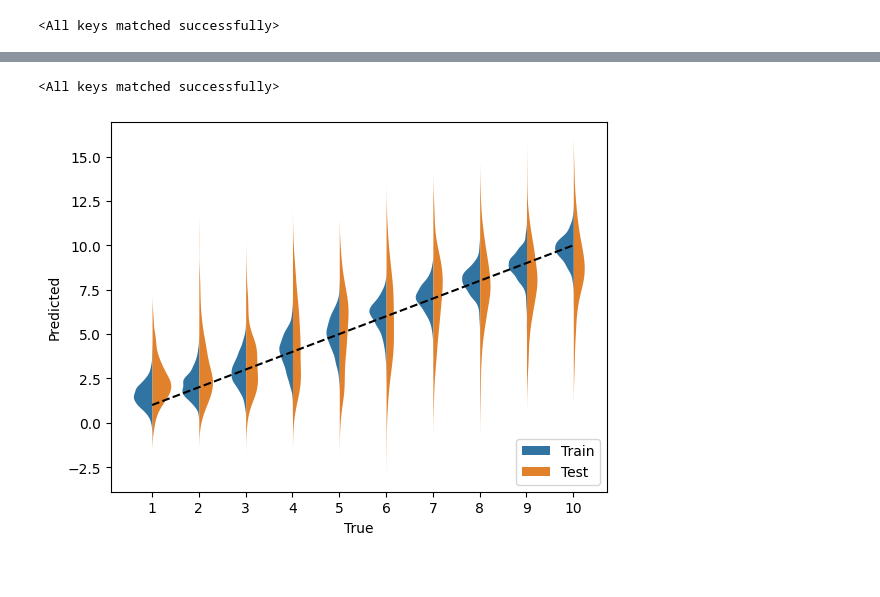
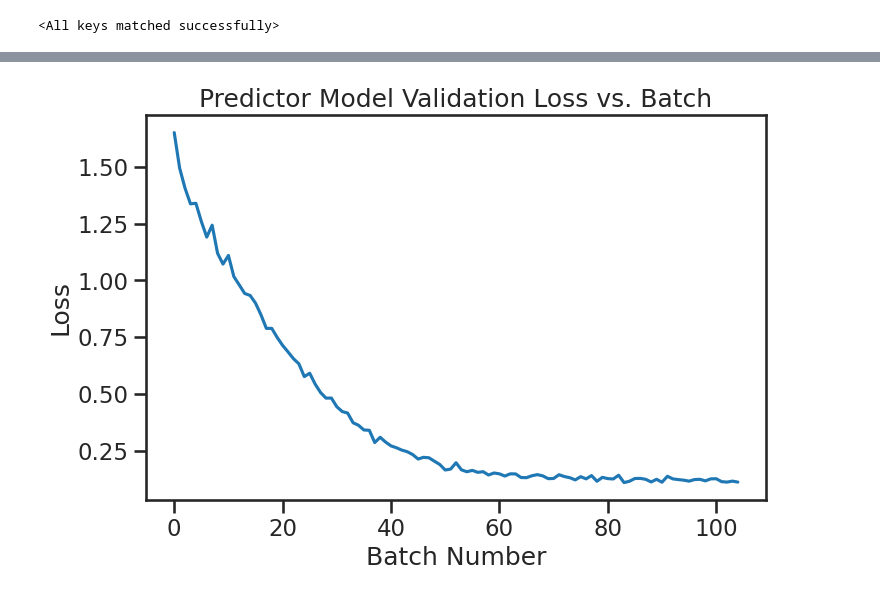
Before and after one commit to JackToppen/ABM-VAE-project, a Jupyter notebook: model.ipynb, the cells around one changed output, grey strips where cells are left out. Saved outputs shown, nothing was run; the diff lists cells and outputs as text; code cells hidden in the pictures.

Commit message:
updated predictor model

```diff
--- a/model.ipynb
+++ b/model.ipynb
@@ -155,9 +160,9 @@ class VAE(nn.Module):
 # %%
-def loss_fn(generated, original, mu, logvar):
+def loss_fn(generated, original, mu, logvar, beta):
     BCE = F.mse_loss(generated, original, reduction='sum')
-    KLD = -0.5 * torch.mean(1 + logvar - mu.pow(2) - logvar.exp())
+    KLD = -0.5 * torch.sum(1 + logvar - mu.pow(2) - logvar.exp())
 
-    return BCE + KLD
+    return BCE + beta * KLD
 # %%
 vae = VAE().to(device)
 optimizer = torch.optim.Adam(vae.parameters(), lr=1e-3)
@@ -186,6 +192,6 @@ Epoch[1/1] Loss: 838.205
 # %%
 vae = VAE().to(device)
-vae.load_state_dict(torch.load("vae_16.pt"))
+vae.load_state_dict(torch.load("vae.pt", map_location=device))
 # %% [output]
 <All keys matched successfully>
 # %%
@@ -268,3 +441,3 @@ class Predictor(nn.Module):
 # %%
 model = Predictor().to(device)
-optimizer = torch.optim.Adam(model.parameters(), lr=1e-3)
+optimizer = torch.optim.Adam(model.parameters(), lr=1e-4)
@@ -282,22 +446,30 @@ test_loader = torch.utils.data.DataLoader(test_dataset, batch_size=batch, shuffl
 vae.eval()
 vae.requires_grad = False
 
+# track loss
+loss_list =[]
+
 # train parameter predictor
-epochs = 400
+epochs = 70
 for epoch in range(epochs):
-    for idx, (original, labels) in enumerate(train_loader):
+    for idx, (original, labels) in enumerate(train_loader_pred):
         # run through trained VAE model
         generated, mu, logvar = vae(original)
         merge = torch.cat((mu, logvar), axis=1)
 
         # predict the parameter and compute loss
         predicted = model(merge)
-        loss = torch.sum((predicted - labels)**2)
+        loss = torch.sum((predicted - labels)**2) / len(original)
+
+        # track loss
+        loss_list.append(loss/len(generated))
 
         # update model
         optimizer.zero_grad()
         loss.backward()
+
+        torch.nn.utils.clip_grad_norm_(model.parameters(), 5)
         optimizer.step()
 
-    print(f"Epoch[{epoch+1}/{epochs}] Loss: {(loss/len(generated)):.3f}")
+    print(f"Epoch[{epoch+1}/{epochs}] Loss: {(loss):.3f}")
 # %% [output]
@@ -323,8 +495,27 @@ Epoch[400/400] Loss: 0.636
 # %%
-model = Predictor().to(device)
-model.load_state_dict(torch.load("model.pt"))
+# model = Predictor().to(device)
+# model.load_state_dict(torch.load("model_v1_model.pt"))
-# %% [output]
-<All keys matched successfully>
+# %%
+# Plotting loss
+plt.figure(figsize=(8, 5))
+
+# TRAIN Trim the tensor to be divisible by 100
+losses_tensor = torch.tensor(loss_list)
+divisible_length = (len(losses_tensor) // 100) * 100
+trimmed_tensor = losses_tensor[:divisible_length]
+
+# TRAIN Reshape and calculate the mean of every 100 values
+mean_values = trimmed_tensor.view(-1, 100).mean(dim=1)
+mean_values = mean_values[:]
+plt.plot(mean_values, label='Predictor validation loss (averaged over 100 batches)')
+
+plt.title('Predictor Model Validation Loss vs. Batch')
+plt.xlabel('Batch Number')
+plt.ylabel('Loss')
+plt.savefig("tlg_v4_predictor_eval_loss_50.png", dpi=200, bbox_inches='tight')
+plt.show()
+# %% [output]
+[figure, added]
 # %%
 # set to eval
 vae.eval()
@@ -350,27 +541,3 @@ compare[2][test_dataset.indices] = 1
 df = pd.DataFrame(compare.numpy().T)
 df.columns =["expect", "predict", "dataset"]
 df["expect"] = df["expect"].astype(int)
-# %%
-# number of parameter classes
-groups = 10
-
-# create figure
-fig, ax = plt.subplots()
-
-# make violin plot for test and train
-sns.violinplot(data=df,
-               x="expect",
-               y="predict",
-               hue="dataset",
-               split=True,
-               inner=None,
-               linewidth=0)
-
-# add labels
-plt.legend(labels=["Train", "Test"], loc="lower right")
-plt.plot([0, groups-1], [1, groups], "k--")
-plt.xlabel("True")
-plt.ylabel("Predicted")
-plt.show()
-# %% [output]
-[figure, removed]
```
Also changed, not shown: parts of 23 cells of this notebook.
